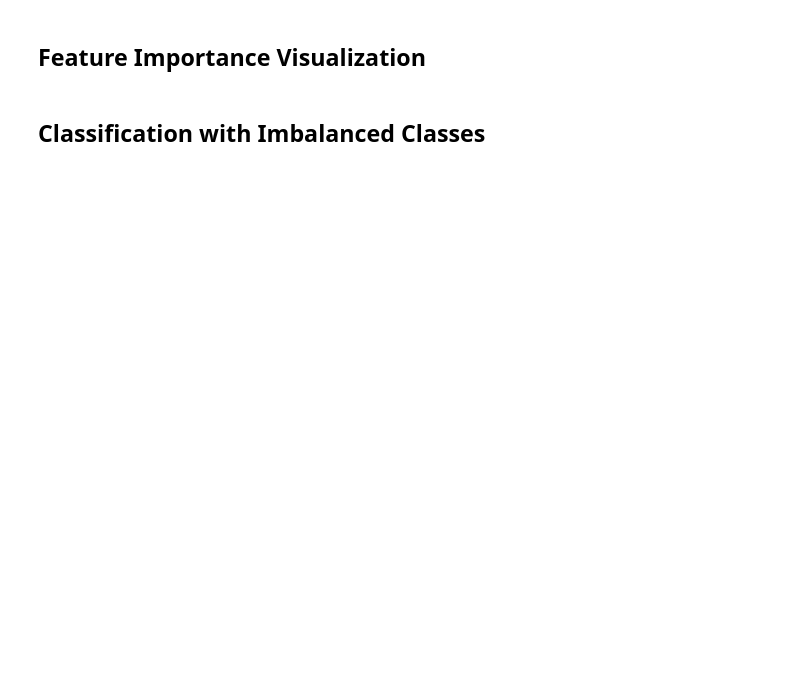
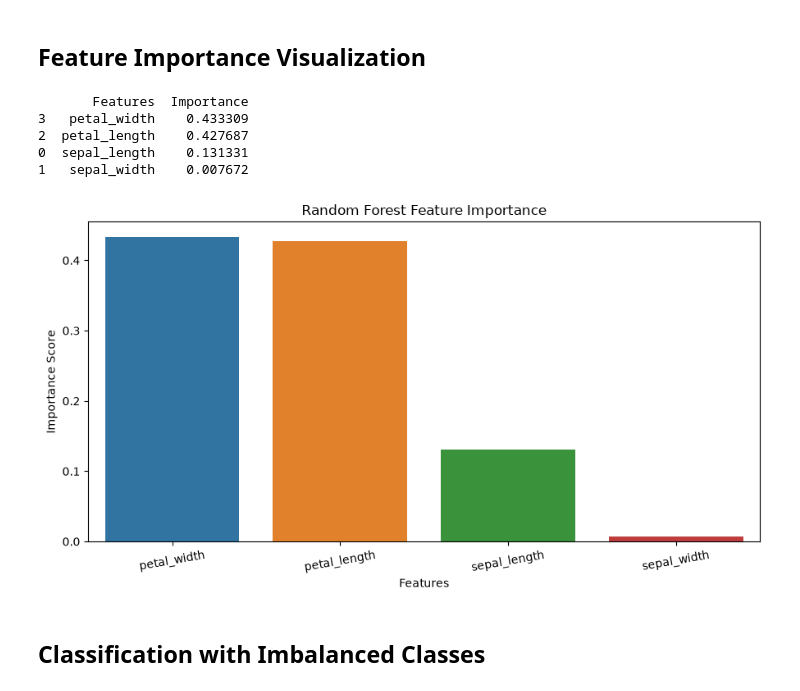
Before and after one commit to Ghost1461/machine_learning_lab, a Jupyter notebook: LAB_04/LAB04.ipynb, the cells around one changed output. Drawn from its saved outputs; the diff is of its cells as text; code cells hidden in the pictures; blank space fills up the shorter version.

```diff
--- a/LAB_04/LAB04.ipynb
+++ b/LAB_04/LAB04.ipynb
@@ -181,4 +239,50 @@ Tree 5: versicolor
 # %% [markdown]
 ## Feature Importance Visualization
+# %%
+import seaborn as sns
+from sklearn.ensemble import RandomForestClassifier
+import matplotlib.pyplot as plt
+import pandas as pd
+
+iris = sns.load_dataset("iris")
+df = iris.copy()
+
+x = df.drop("species", axis = 1)
+y = df["species"]
+
+model_random = RandomForestClassifier(n_estimators=10, random_state=61)
+model_random.fit(x,y)
+
+importance = model_random.feature_importances_
+feature_df = pd.DataFrame({
+    "Features": x.columns,
+    "Importance": importance
+})
+
+#Bir özellik, ağaçlarda safsızlığı ne kadar fazla azaltıyorsa önem skoru da genellikle o kadar yüksek olur.
+feature_df=feature_df.sort_values(by="Importance", ascending=False)
+
+print(feature_df)
+
+plt.figure(figsize=(9, 5))
+sns.barplot(
+    data=feature_df,
+    x="Features",
+    y="Importance",
+    hue="Features"
+)
+plt.title("Random Forest Feature Importance")
+plt.xlabel("Features")
+plt.ylabel("Importance Score")
+plt.xticks(rotation=10)
+plt.tight_layout()
+plt.show()
+# %% [output]
+       Features  Importance
+3   petal_width    0.433309
+2  petal_length    0.427687
+0  sepal_length    0.131331
+1   sepal_width    0.007672
+[figure, added]
 # %% [markdown]
 ## Classification with Imbalanced Classes
```
Also changed, not shown: parts of 7 cells of this notebook.
